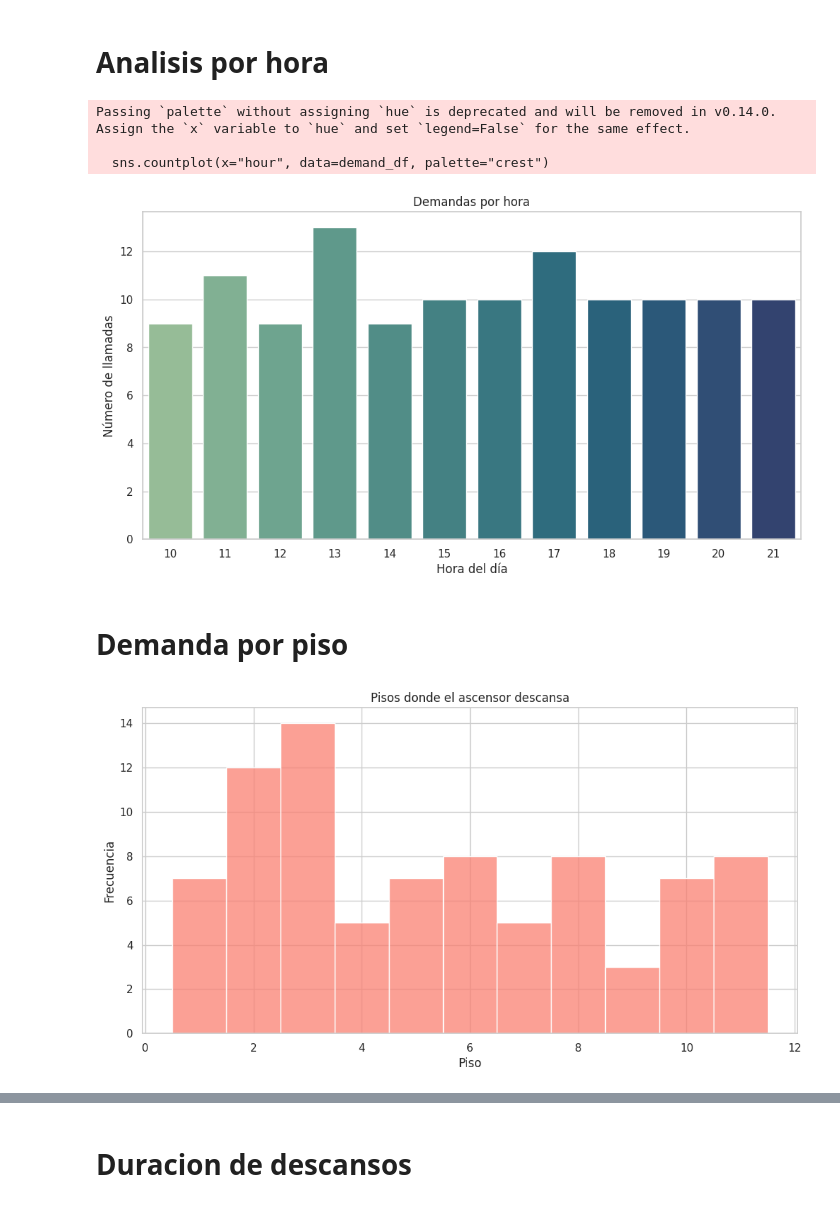
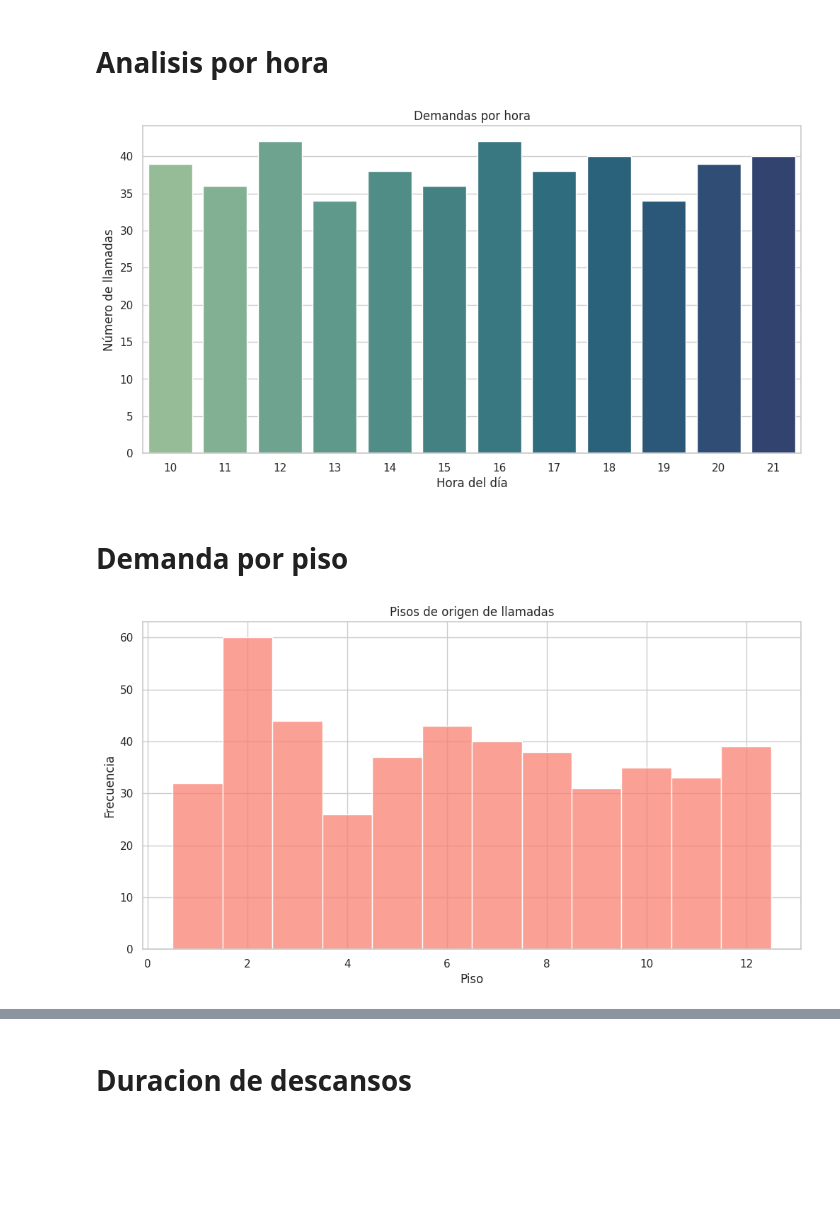
Before and after one commit to Citric-Sheep/devtest, a Jupyter notebook: ml/eda.ipynb, the cells around one changed output, grey strips where cells are left out. Saved outputs shown, nothing was run; the diff lists cells and outputs as text; code cells hidden in the pictures; blank space fills up the shorter version.

```diff
--- a/ml/eda.ipynb
+++ b/ml/eda.ipynb
@@ -44,17 +45,20 @@ display(resting_df.head())
 # %% [markdown]
 # Limpieza
 # %%
-# Revisar nulos
 print("Demand nulls:\n", demand_df.isnull().sum())
 print("Resting nulls:\n", resting_df.isnull().sum())
 
-# Quitar nulos evidentes (por ahora ignoramos resting_end nulos porque pueden ser resting abiertos)
-resting_df = resting_df.dropna(subset=["resting_start"])
-demand_df = demand_df.dropna(subset=["timestamp_called"])
+# Elimina duplicados
+demand_df = demand_df.drop_duplicates().reset_index(drop=True)
+resting_df = resting_df.drop_duplicates().reset_index(drop=True)
 
-# Reset index por si es necesario
-demand_df = demand_df.reset_index(drop=True)
-resting_df = resting_df.reset_index(drop=True)
+# Elimina demandas fuera de rango de piso (seguridad extra)
+MIN_FLOOR, MAX_FLOOR = 1, 12
+demand_df = demand_df[(demand_df["floor"] >= MIN_FLOOR) & (demand_df["floor"] <= MAX_FLOOR)]
+
+demand_df = demand_df[(demand_df["destination_floor"] >= MIN_FLOOR) & (demand_df["destination_floor"] <= MAX_FLOOR)]
+
+display(demand_df.info())
 # %% [output]
 Demand nulls:
  id                   0
@@ -73,24 +81,20 @@ dtype: int64
 # %% [markdown]
 # Analisis por hora
 # %%
-demand_df["hour"] = demand_df["timestamp_called"].dt.hour
-sns.countplot(x="hour", data=demand_df, palette="crest")
+sns.countplot(x="hour", data=demand_df.assign(hour=lambda df: df["timestamp_called"].dt.hour), palette="crest")
 plt.title("Demandas por hora")
 plt.xlabel("Hora del día")
 plt.ylabel("Número de llamadas")
 plt.show()
 # %% [output]
-Passing `palette` without assigning `hue` is deprecated and will be removed in v0.14.0. Assign the `x` variable to `hue` and set `legend=False` for the same effect.
-
-  sns.countplot(x="hour", data=demand_df, palette="crest")
-[figure, old version]
+[figure, new version]
 # %% [markdown]
 # Demanda por piso
 # %%
-sns.histplot(resting_df["floor"], bins=range(1, 14), discrete=True, color="salmon")
-plt.title("Pisos donde el ascensor descansa")
+sns.histplot(demand_df["floor"], bins=range(MIN_FLOOR, MAX_FLOOR+2), discrete=True, color="salmon")
+plt.title("Pisos de origen de llamadas")
 plt.xlabel("Piso")
 plt.ylabel("Frecuencia")
 plt.show()
 # %% [output]
-[figure, old version]
+[figure, new version]
```
Also changed, not shown: parts of 21 cells of this notebook.
